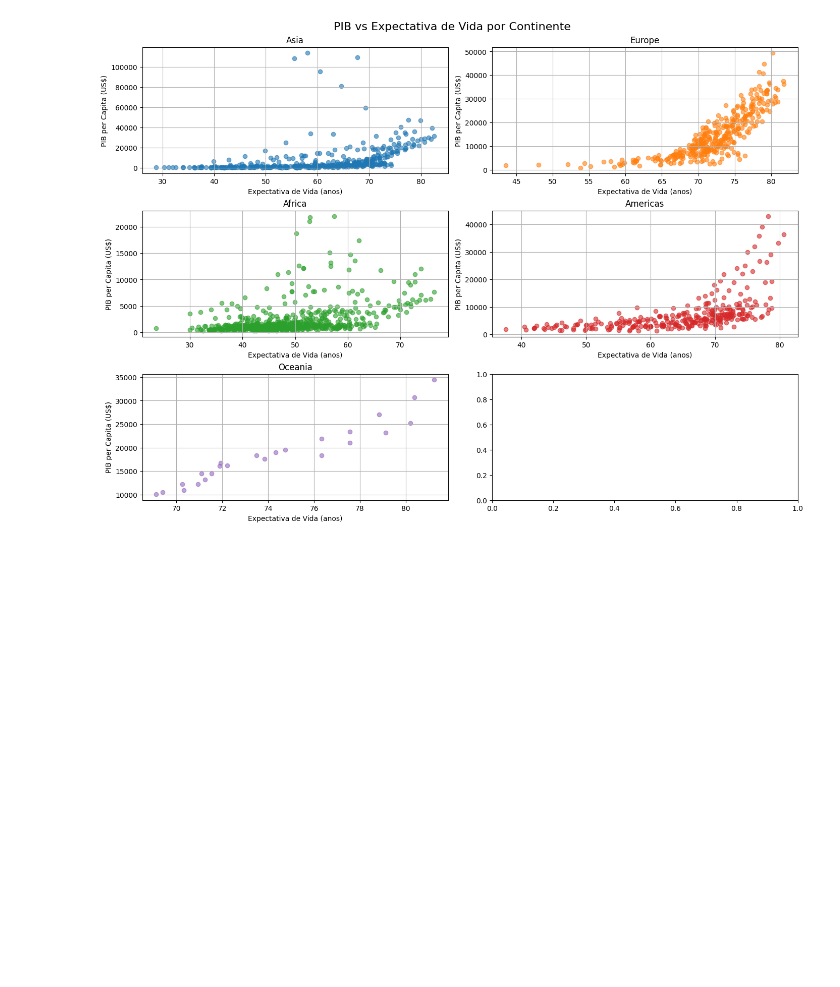
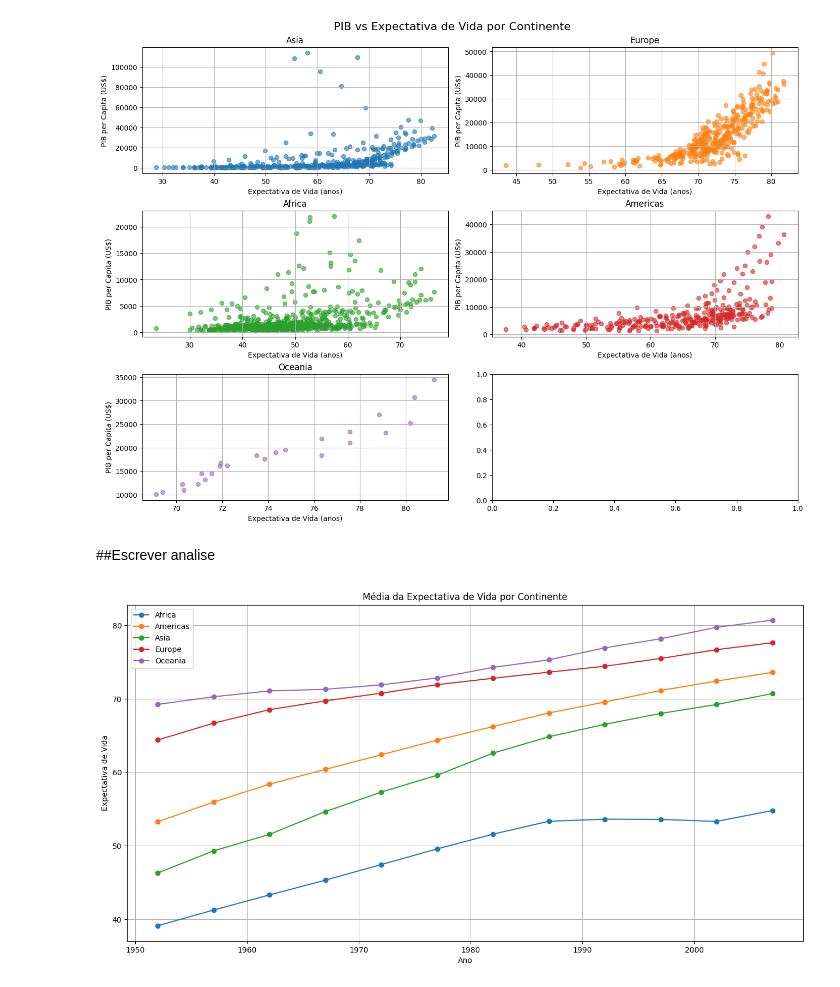
Before and after one commit to tuerepinto/analise-desenvolvimento-humano-economico-global, a Jupyter notebook: notebooks/Análise do Desenvolvimento Humano e Econômico Global com Base no Dataset Gapminder.ipynb, the cells around one changed output. Cells and saved outputs as stored; diff of their text form; code cells hidden in the pictures; blank space fills up the shorter version.

Commit message:
Inclusao do expectativa de vida por continente

```diff
--- a/notebooks/Análise do Desenvolvimento Humano e Econômico Global com Base no Dataset Gapminder.ipynb
+++ b/notebooks/Análise do Desenvolvimento Humano e Econômico Global com Base no Dataset Gapminder.ipynb
@@ -72,3 +64,20 @@ scatter_subplots(df,
                 )
 # %% [output]
 [figure]
+# %% [markdown]
+##Escrever analise
+# %%
+group = df.groupby(['year', 'continent'])['lifeExp'].mean().unstack()
+
+
+plot_line_chart(group=group,
+                title = "Média da Expectativa de Vida por Continente",
+                xLabel = "Ano",
+                yLabel = "Expectativa de Vida",
+                showGrid = True,
+                marker='o',
+                xSize=16,
+                ySize=8
+                )
+# %% [output]
+[figure, added]
```
Also changed, not shown: parts of 6 cells of this notebook, 1 other file.
